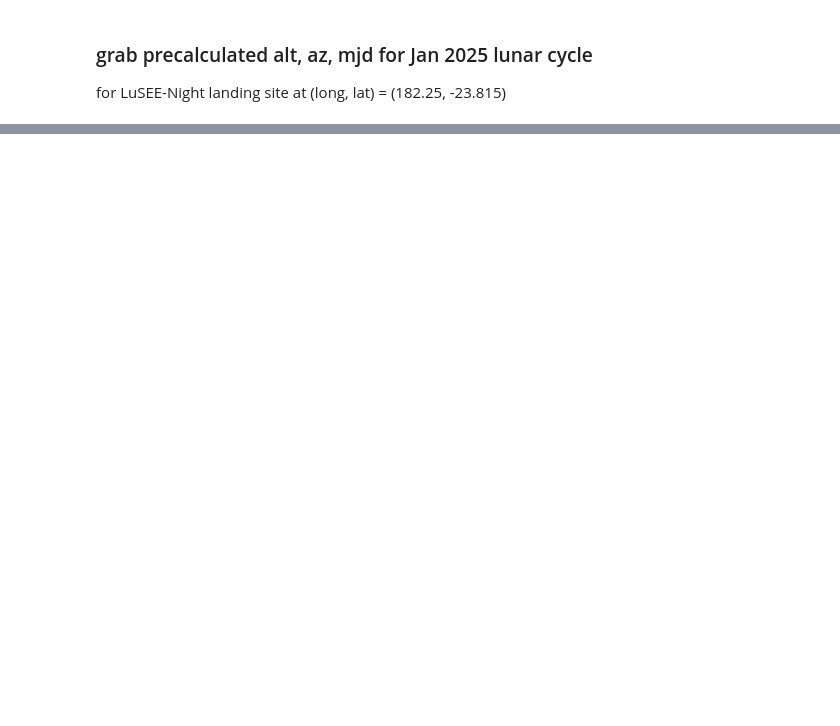
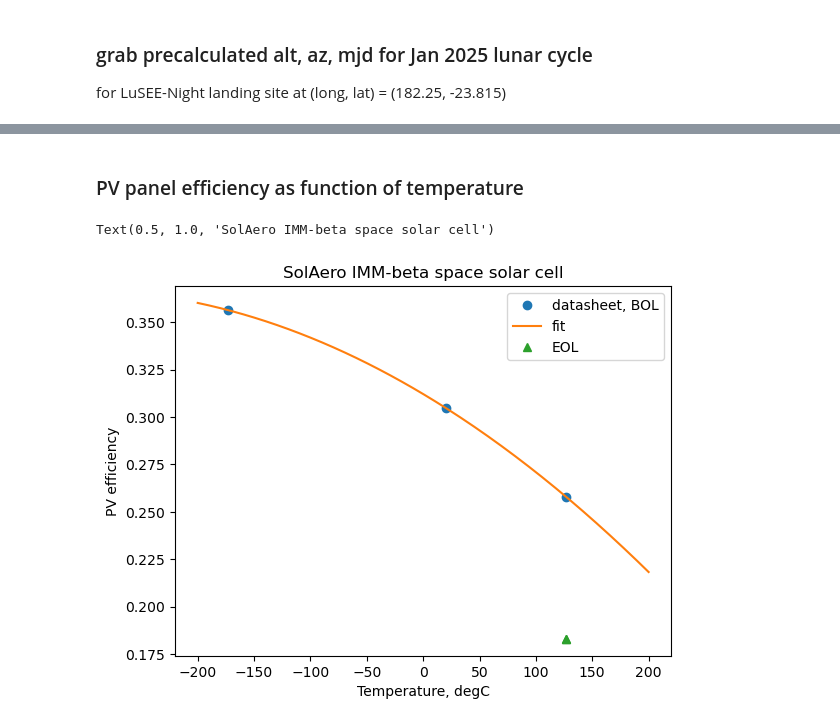
Before and after one commit to lusee-night/notebooks, a Jupyter notebook: solar_power/TiltedSolar_fullday.ipynb, the cells around one changed output, grey strips where cells are left out. Saved outputs shown, nothing was run; the diff lists cells and outputs as text; code cells hidden in the pictures; blank space fills up the shorter version.

Commit message:
Updated TiltedSolar for Solaero specs, updated plots for FDR

```diff
--- a/solar_power/TiltedSolar_fullday.ipynb
+++ b/solar_power/TiltedSolar_fullday.ipynb
@@ -740,0 +175,29 @@ Radio On:  354.75
+# %% [markdown]
+###  PV panel efficiency as function of temperature
+# %%
+# Parameters of SolAero IMM-beta panel LuSEE proposal
+# Source: SolAero PFY23-00314 FFP for Lu-SEE Night project, 3/31/2023
+# Top panel is 4 strings of 13 CICs; side panels are each 2 strings of 13
+# Nominal BOL 20 degC AM0 normal incidence power at MPP is 137 W
+# Solar constant times total cell area is 426.47 W
+# BOL20_eff = 137/426.47
+
+# Return a parabolic fit to the three [power,temperature] given in the proposal
+# include a 5% factor for manufacturing margin on BOL20
+def pvEfficiency(T):
+    pvTemp = np.array([-173.15, 20, 126.85])
+    pvPwr = np.array([152, 130, 110]) / 426.47  # Stated AM0 normal incidence power output of top panel
+    p = np.poly1d(np.polyfit(pvTemp, pvPwr, 2))
+    return p(T)
+# %%
+# test the efficiency-temperature function
+plt.plot([-173.15, 20, 126.85], np.array([152, 130, 110]) / 426.47, 'o', label='datasheet, BOL')
+plt.plot(np.linspace(-200,200,200), pvEfficiency(np.linspace(-200,200,200)), label='fit')
+plt.plot([126.85, 126.85],[.183,.183], '^', label='EOL')
+plt.xlabel('Temperature, degC')
+plt.ylabel('PV efficiency')
+plt.legend()
+plt.title("SolAero IMM-beta space solar cell")
+# %% [output]
+Text(0.5, 1.0, 'SolAero IMM-beta space solar cell')
+[figure, added]
```
Also changed, not shown: parts of 37 cells of this notebook.
